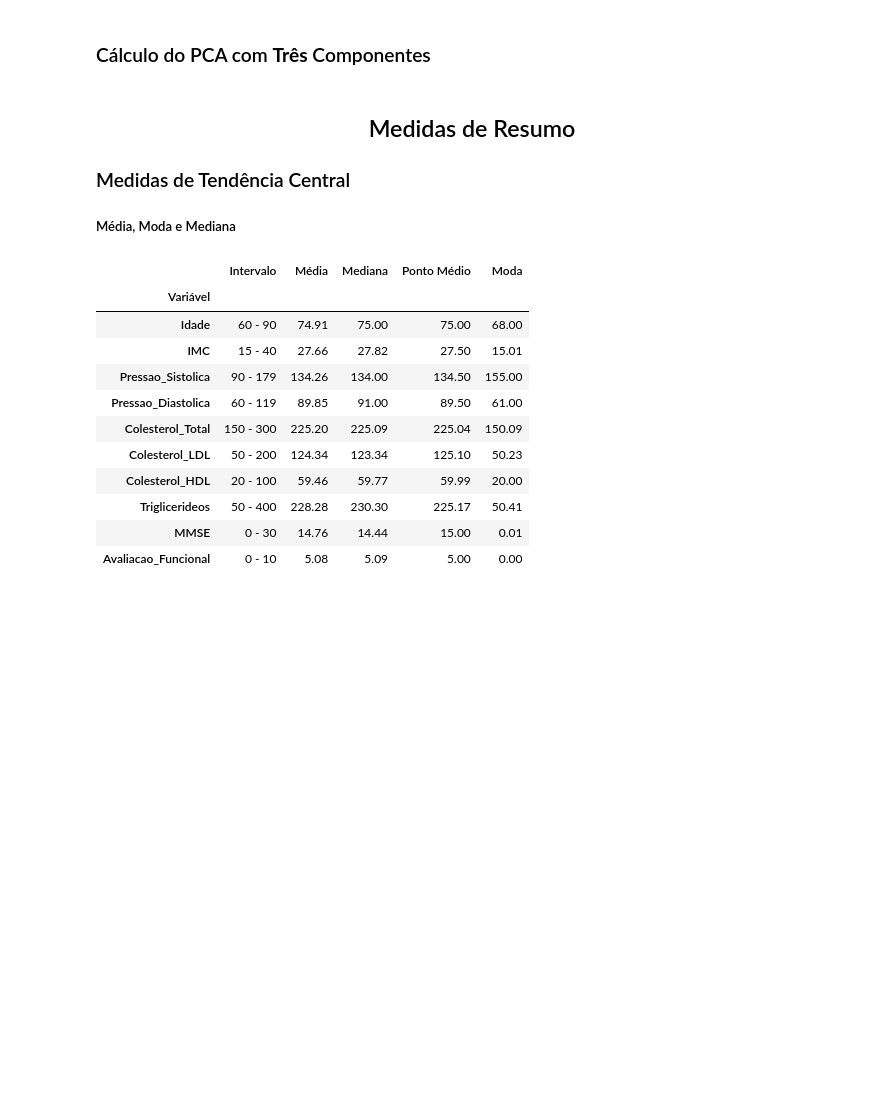
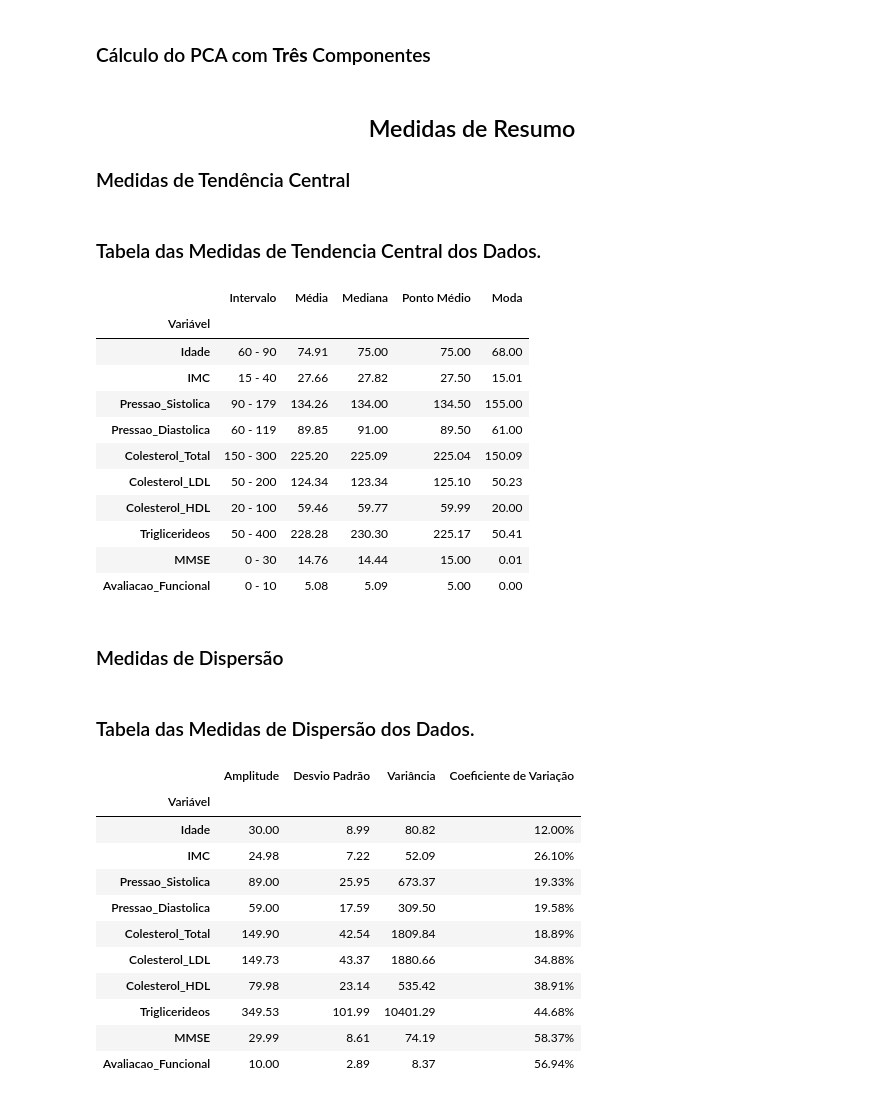
Before and after one commit to fleiviobr/ProjetoCIDA, a Jupyter notebook: ProjetoFinal.ipynb, the cells around one changed output. Cells and saved outputs as stored; diff of their text form; code cells hidden in the pictures; blank space fills up the shorter version.

```diff
--- a/ProjetoFinal.ipynb
+++ b/ProjetoFinal.ipynb
@@ -79,7 +79,11 @@ df_analise.head()
 # %% [markdown]
 <h3>Normalização dos dados</h3>
 # %%
-colCategoricas = ['Genero', 'Etnia', 'Nivel_Educacao', 'Fumante', 'Historico_Familiar_Alzheimer', 'Doenca_Cardiovascular', 'Diabetes', 'Depressao', 'Traumatismo_Craniano', 'Hipertensao', 'Queixas_Memoria', 'Problemas_Comportamentais', 'Confusao', 'Desorientacao', 'Mudancas_Personalidade', 'Dificuldade_Tarefas', 'Esquecimento']
+colCategoricas = ['Genero', 'Etnia', 'Nivel_Educacao', 'Fumante',
+                  'Historico_Familiar_Alzheimer', 'Doenca_Cardiovascular',
+                  'Diabetes', 'Depressao', 'Traumatismo_Craniano', 'Hipertensao',
+                  'Queixas_Memoria', 'Problemas_Comportamentais', 'Confusao', 'Desorientacao',
+                  'Mudancas_Personalidade', 'Dificuldade_Tarefas', 'Esquecimento']
 
 for col in df_analise.drop(columns=colCategoricas):
     df_analise[col] = (df_analise[col] - df_analise[col].min()) / (df_analise[col].max() - df_analise[col].min())
@@ -165,8 +169,8 @@ fig.show()
 # %% [markdown]
 <h2 style="text-align:center;">Medidas de Resumo</h2>
 <h3>Medidas de Tendência Central</h3>
-<h5>Média, Moda e Mediana</h5>
 # %%
+from IPython.display import display, Markdown
 
 df_medidas = df.drop(columns=disposable_col)
 
@@ -174,7 +178,7 @@ colMedidas = ['Idade', 'IMC', 'Pressao_Sistolica', 'Pressao_Diastolica',
               'Colesterol_Total', 'Colesterol_LDL', 'Colesterol_HDL',
               'Triglicerideos', 'MMSE', 'Avaliacao_Funcional']
 
-dados = []
+dadosTC = []
 
 for col in colMedidas:
     Min = df_medidas[col].min()
@@ -184,7 +188,7 @@ for col in colMedidas:
     PontoMedio = (Min + Max) / 2
     Mediana = df_medidas[col].median()
 
-    dados.append({
+    dadosTC.append({
         'Variável': col,
         'Intervalo': f"{Min:.0f} - {Max:.0f}",
         'Média': Media,
@@ -193,11 +197,13 @@ for col in colMedidas:
         'Moda': Moda
     })
 
-tabela = pd.DataFrame(dados)
+tabela = pd.DataFrame(dadosTC)
 tabela = tabela.set_index('Variável').round(2)
 
+display(Markdown("### Tabela das Medidas de Tendencia Central dos Dados."))
 tabela
 # %% [output]
+### Tabela das Medidas de Tendencia Central dos Dados.
 |  | Intervalo | Média | Mediana | Ponto Médio | Moda |
 | Variável |  |  |  |  |  |
 | Idade | 60 - 90 | 74.91 | 75.00 | 75.00 | 68.00 |
@@ -210,3 +216,43 @@ tabela
 | Triglicerideos | 50 - 400 | 228.28 | 230.30 | 225.17 | 50.41 |
 | MMSE | 0 - 30 | 14.76 | 14.44 | 15.00 | 0.01 |
 | Avaliacao_Funcional | 0 - 10 | 5.08 | 5.09 | 5.00 | 0.00 |
+# %% [markdown]
+<h3>Medidas de Dispersão</h3>
+# %%
+import numpy as np
+
+dadosMD = []
+
+for col in colMedidas:
+    Amplitude = df_medidas[col].max() - df_medidas[col].min()
+    Desvio = df_medidas[col].std()
+    Variancia = Desvio**2
+    Coeficiente = Desvio / df_medidas[col].mean()
+
+    dadosMD.append({
+        'Variável': col,
+        'Amplitude': Amplitude,
+        'Desvio Padrão': Desvio,
+        'Variância': Variancia,
+        'Coeficiente de Variação': f"{Coeficiente:.2%}"
+    })
+
+tabela = pd.DataFrame(dadosMD)
+tabela = tabela.set_index('Variável').round(2)
+
+display(Markdown("### Tabela das Medidas de Dispersão dos Dados."))
+tabela
+# %% [output]
+### Tabela das Medidas de Dispersão dos Dados.
+|  | Amplitude | Desvio Padrão | Variância | Coeficiente de Variação |
+| Variável |  |  |  |  |
+| Idade | 30.00 | 8.99 | 80.82 | 12.00% |
+| IMC | 24.98 | 7.22 | 52.09 | 26.10% |
+| Pressao_Sistolica | 89.00 | 25.95 | 673.37 | 19.33% |
+| Pressao_Diastolica | 59.00 | 17.59 | 309.50 | 19.58% |
+| Colesterol_Total | 149.90 | 42.54 | 1809.84 | 18.89% |
+| Colesterol_LDL | 149.73 | 43.37 | 1880.66 | 34.88% |
+| Colesterol_HDL | 79.98 | 23.14 | 535.42 | 38.91% |
+| Triglicerideos | 349.53 | 101.99 | 10401.29 | 44.68% |
+| MMSE | 29.99 | 8.61 | 74.19 | 58.37% |
+| Avaliacao_Funcional | 10.00 | 2.89 | 8.37 | 56.94% |
```
Also changed, not shown: parts of 1 cell of this notebook.
